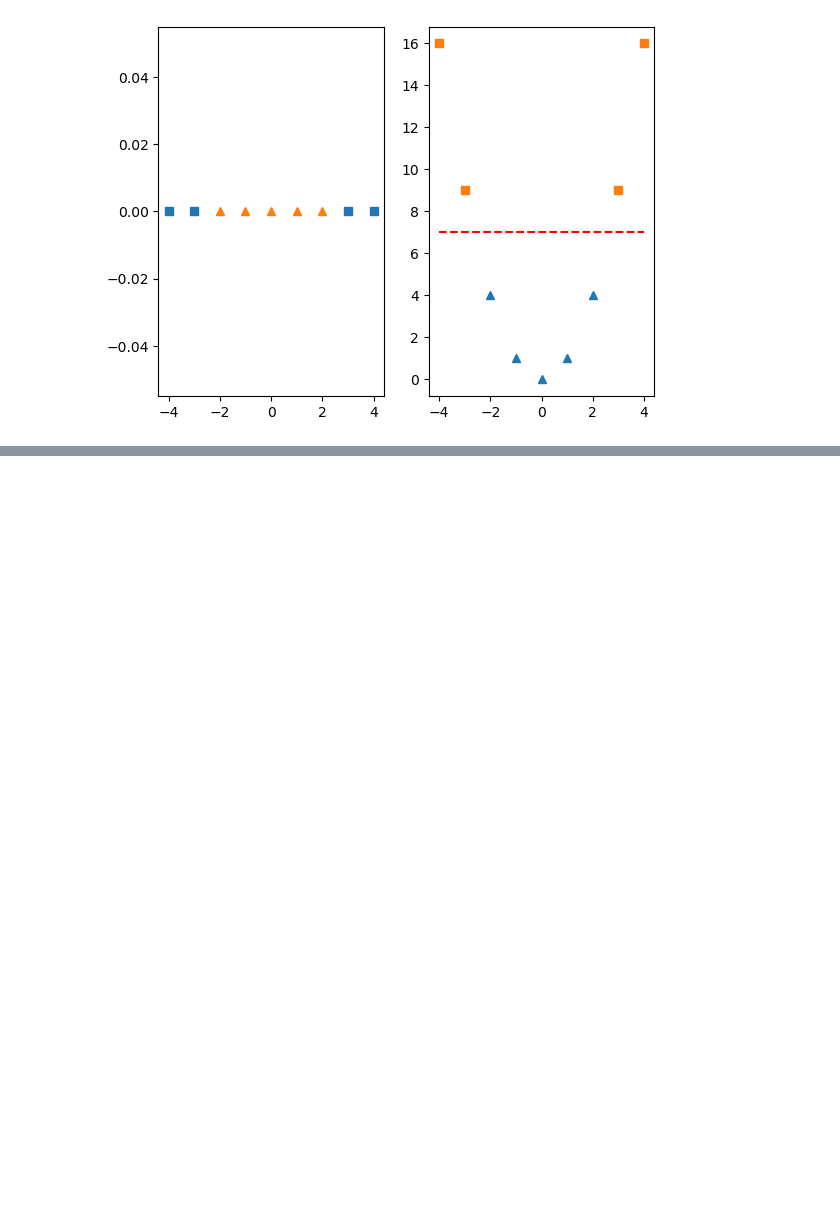
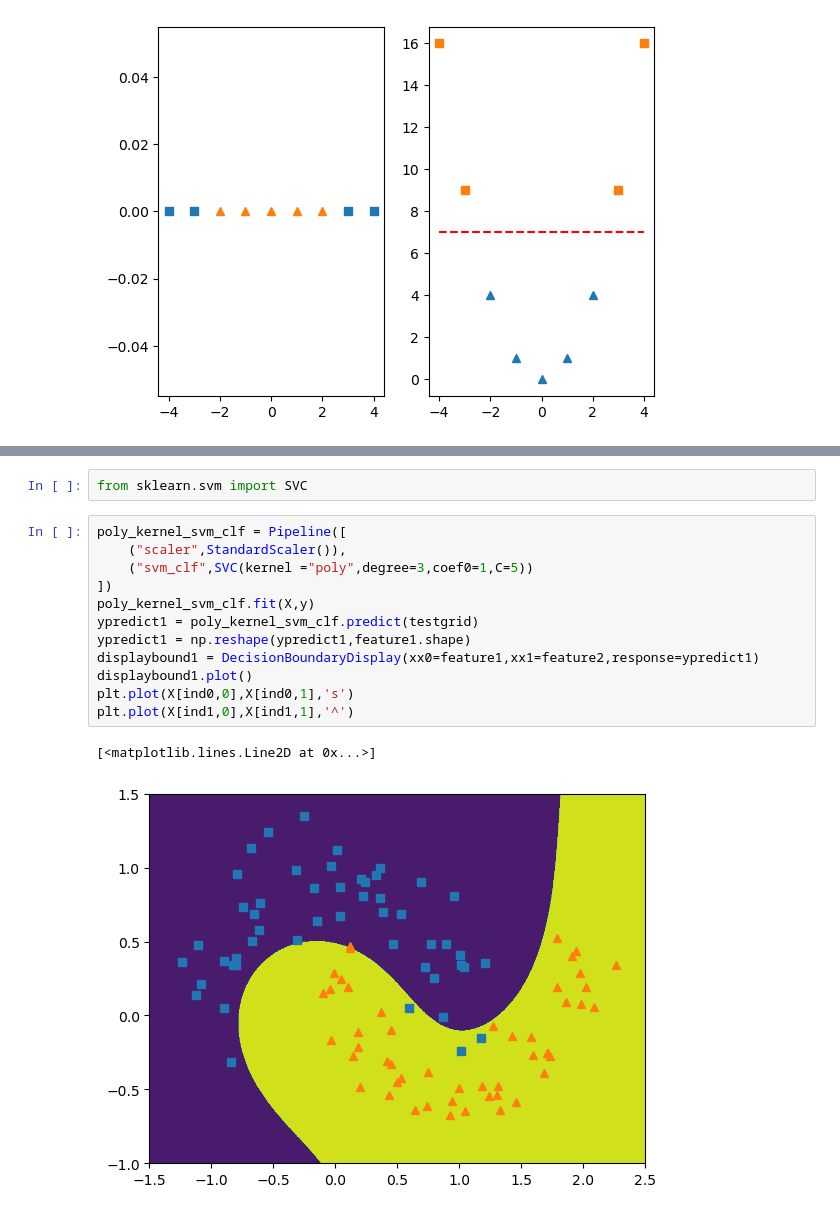
Before and after one commit to bop-hz/mltest, a Jupyter notebook: chapter5/svm.ipynb, the cells around one changed output, grey strips where cells are left out. Cells and saved outputs as stored; diff of their text form; blank space fills up the shorter version.

```diff
--- a/chapter5/svm.ipynb
+++ b/chapter5/svm.ipynb
@@ -103,0 +139,17 @@ ax2.plot(xorigin,y,'r--')
+# %%
+from sklearn.svm import SVC
+# %%
+poly_kernel_svm_clf = Pipeline([
+    ("scaler",StandardScaler()),
+    ("svm_clf",SVC(kernel ="poly",degree=3,coef0=1,C=5))
+])
+poly_kernel_svm_clf.fit(X,y)
+ypredict1 = poly_kernel_svm_clf.predict(testgrid)
+ypredict1 = np.reshape(ypredict1,feature1.shape)
+displaybound1 = DecisionBoundaryDisplay(xx0=feature1,xx1=feature2,response=ypredict1)
+displaybound1.plot()
+plt.plot(X[ind0,0],X[ind0,1],'s')
+plt.plot(X[ind1,0],X[ind1,1],'^')
+# %% [output]
+[<matplotlib.lines.Line2D at 0x...>]
+[figure, added]
```
Also changed, not shown: parts of 7 cells of this notebook.
